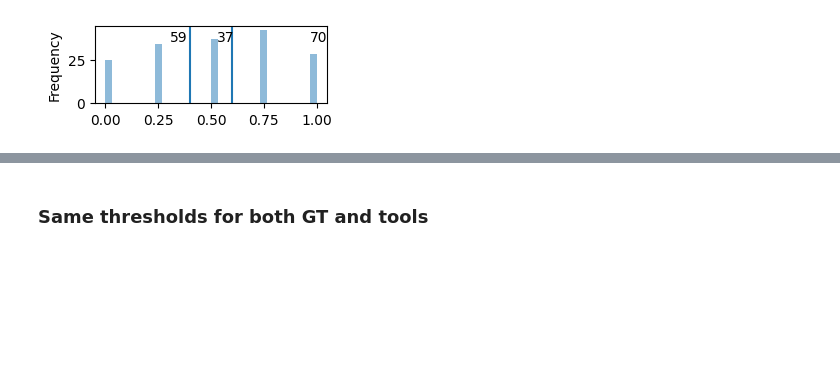
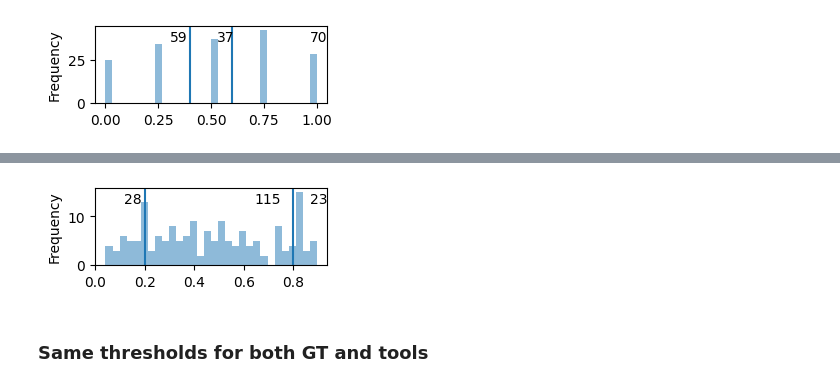
Before and after one commit to CSHVienna/chinese-names-gender, a Jupyter notebook: code/notebooks/chinese_gender_comparison.ipynb, the cells around one changed output, grey strips where cells are left out. Saved outputs shown, nothing was run; the diff lists cells and outputs as text; code cells hidden in the pictures; blank space fills up the shorter version.

```diff
--- a/code/notebooks/chinese_gender_comparison.ipynb
+++ b/code/notebooks/chinese_gender_comparison.ipynb
@@ -523,3 +529,9 @@ vis.plot_distribution_and_cuts(tc.df_ch_genders_gt, cuts_5[0], bins=30, figsize=
+# %%
+# 7. cuts from survey
+cuts_7 = 'mean', [0.2, 0.8]
+vis.plot_distribution_and_cuts(tc.df_ch_genders_gt, cuts_7[0], bins=30, figsize=(3,1), cuts=cuts_7[1])
+# %% [output]
+[figure, added]
 # %% [markdown]
 ### Same thresholds for both GT and tools
 # %%
```
Also changed, not shown: parts of 9 cells of this notebook, 3 other files.
